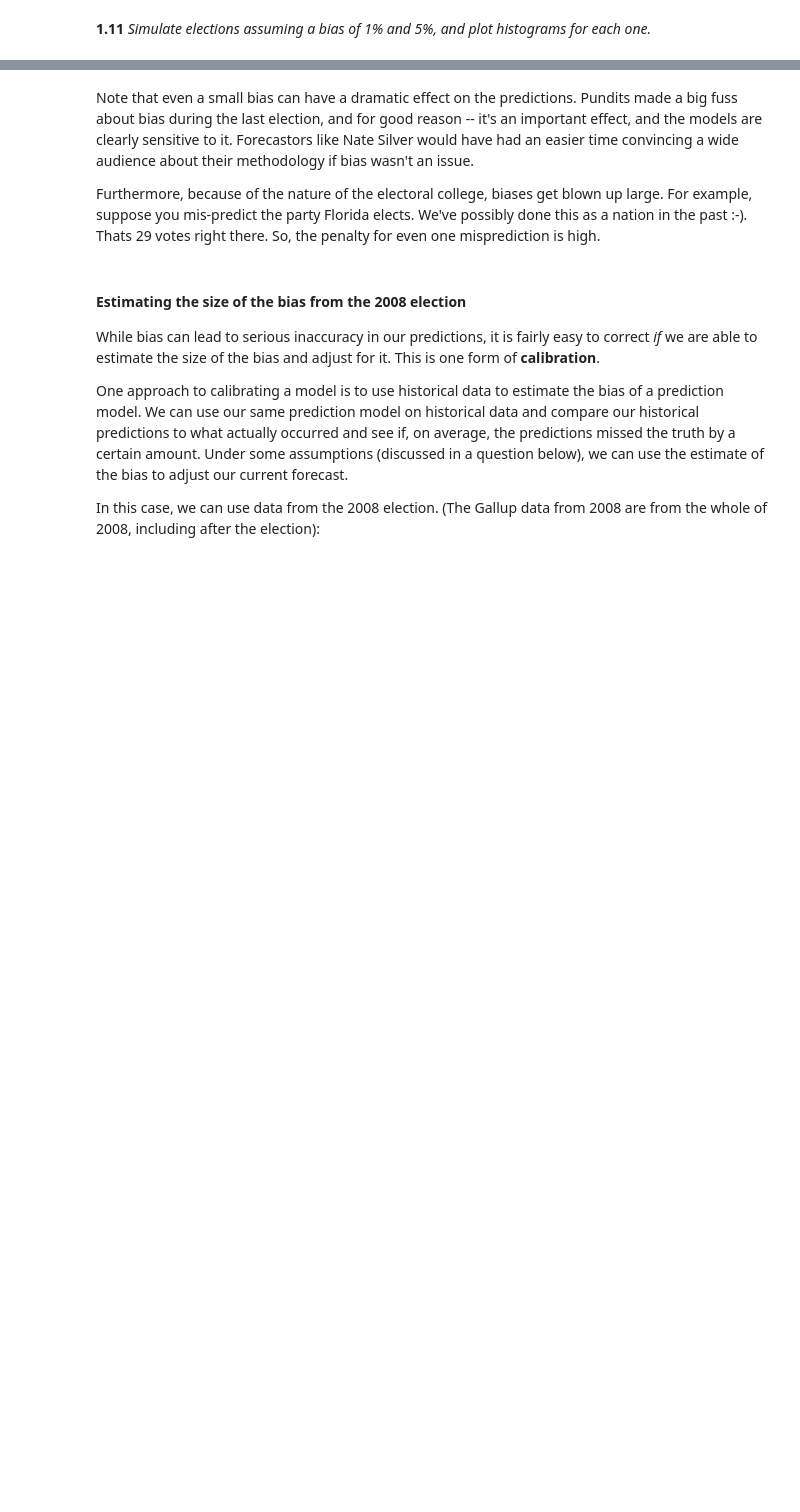
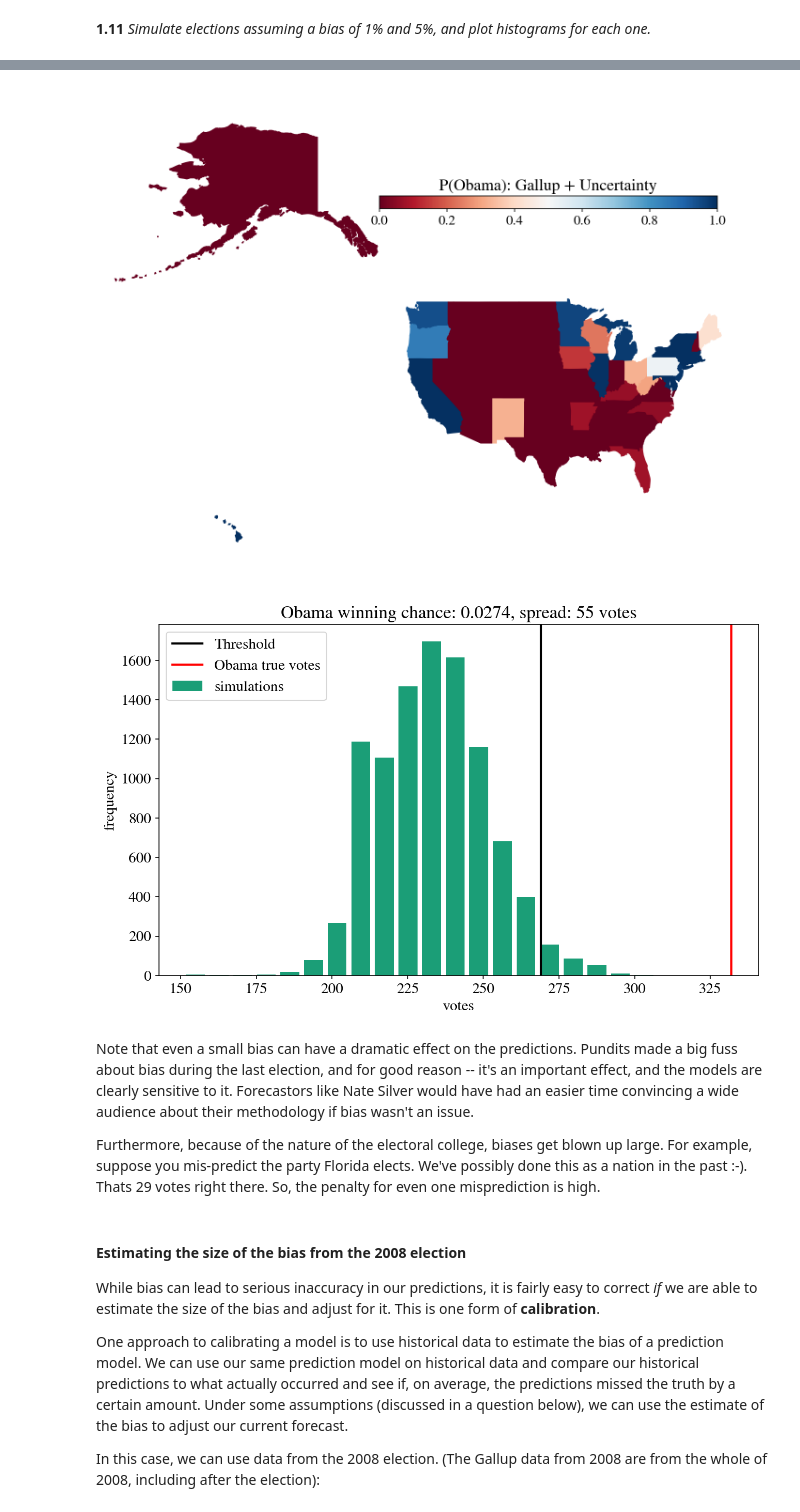
Before and after one commit to tlsky07/content, a Jupyter notebook: HW2.ipynb, the cells around one changed output, grey strips where cells are left out. Saved outputs shown, nothing was run; the diff lists cells and outputs as text; code cells hidden in the pictures; blank space fills up the shorter version.

```diff
--- a/HW2.ipynb
+++ b/HW2.ipynb
@@ -558,3 +725,15 @@ Examples
+# %%
+#your code here
+model_5 = biased_gallup_poll(gallup_2012,5)
+model_5 = model_5.join(electoral_votes)
+
+make_map(model_5.Obama, "P(Obama): Gallup + Uncertainty")
+plt.show()
+prediction = simulate_election(model_5, 10000)
+plot_simulation(prediction)
+# %% [output]
+[figure, added]
+[figure, added]
 # %% [markdown]
 Note that even a small bias can have a dramatic effect on the predictions. Pundits made a big fuss about bias during the last election, and for good reason -- it's an important effect, and the models are clearly sensitive to it. Forecastors like Nate Silver would have had an easier time convincing a wide audience about their methodology if bias wasn't an issue.
 
```
Also changed, not shown: parts of 43 cells of this notebook, 3 other files.
